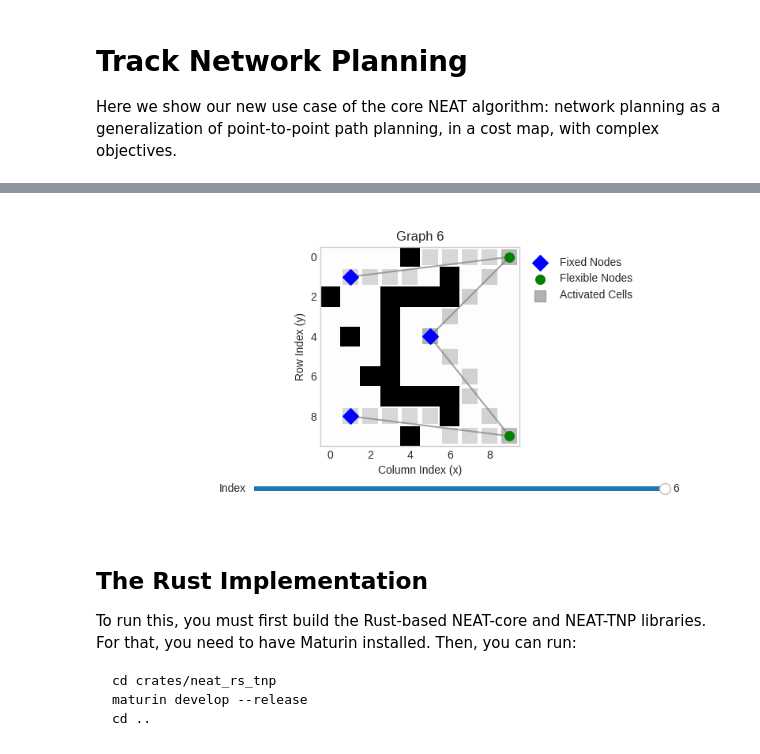
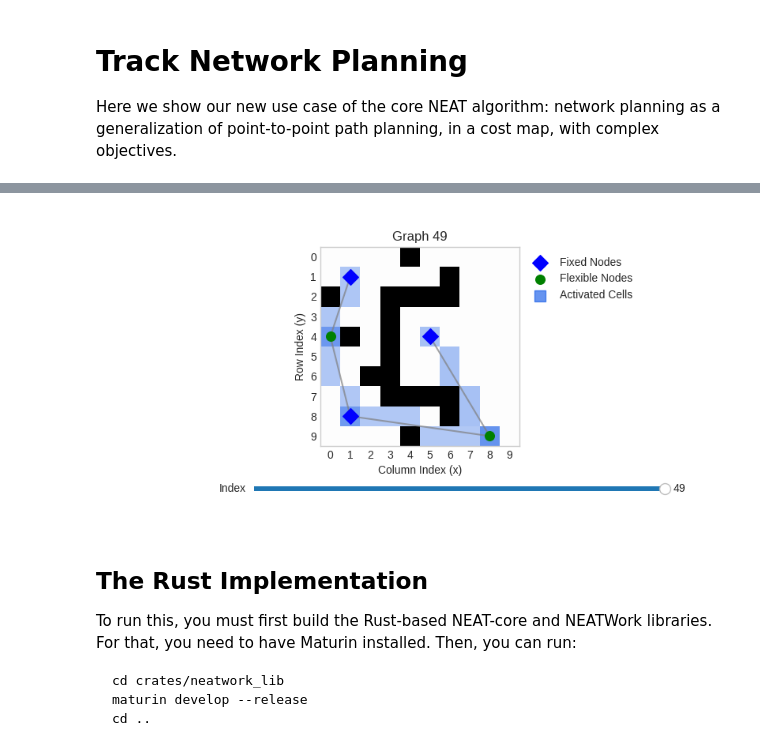
Before and after one commit to nasa-jpl/neat_tnp, a Jupyter notebook: examples.ipynb, the cells around one changed output, grey strips where cells are left out. Drawn from its saved outputs; the diff is of its cells as text; code cells hidden in the pictures.

````diff
--- a/examples.ipynb
+++ b/examples.ipynb
@@ -217,60 +218,25 @@ fixed_nodes = [
     (8, 1),
 ]
 # %%
-def objective(genome: neat_tnp.Genome):
-    connected = neat_tnp.check_connectivity(
-        nodes=list(genome.nodes.keys()),
-        edges={
-            edge.id: (edge.node1, edge.node2)
-            for edge in genome.edges.values()
-            if edge.enabled
-        }
-    )
-    map_cost = matrix_trajectories_masked(
-        cost_map,
-        edges=[
-            (genome.nodes[edge.node1].data.pos, genome.nodes[edge.node2].data.pos)
-            for edge in genome.edges.values()
-            if edge.enabled
-        ],
-    )
-    min_cut = avg_min_cut(
-        nodes=genome.nodes,
-        edges=genome.edges,
-        fixed_nodes=[
-            id
-            for id,n in genome.nodes.items()
-            if n.data.type_ == neat_tnp.NodeType.Fixed
-        ]
-    )
-    if not connected:
-        fitness = 0.0
-    else:
-        fitness = 1/max(map_cost, 1e-7)
-        # ideally, have two paths between all fixed nodes
-        if min_cut == 2:
-            fitness += 20
-
-    return fitness
-
-eval_batched = lambda genomes: [objective(g) for g in genomes]
-
-top_genomes, stats, hist = neat_tnp.run(
-    config = neat_tnp.NEATConfig(
+res = neatwork.run(
+    config = neatwork.NEATCoreConfig(
+        ngen=50,
+        target_fit=60,
         population_size=400,
         species_threshold=0.8,
-        special=neat_tnp.TNPConfig(
+        special=neatwork.NWConfig(
             grid_size=cost_map.shape,
             fixed_nodes=fixed_nodes,
         ),
     ),
-    specialization_cls=neat_tnp.NEAT_TNP,
-    ngen=50,
-    target_fit=60,
-    f_eval=eval_batched,
+    eval_config=neatwork.EvalConfig(
+        cost_map=cost_map,
+        objectives=[neatwork.Objective.CostMap],
+        constraints=[],
+    ),
 )
 
 plotting.plot_graph_evolution([
-    genome_to_plot_graph(genome=g, cost_map=cost_map) for g in top_genomes
+    plotting.network_to_plot_graph(network=n, cost_map=cost_map) for n in res.top_networks
 ])
 # %% [output]
@@ -293,12 +259,12 @@ Top genome fitness: 60.79970429176863
 --------------------
-[figure, old version]
+[figure, new version]
 # %% [markdown]
 ## The Rust Implementation
 
-To run this, you must first build the Rust-based NEAT-core and NEAT-TNP libraries. For that, you need to have Maturin installed. Then, you can run:
+To run this, you must first build the Rust-based NEAT-core and NEATWork libraries. For that, you need to have Maturin installed. Then, you can run:
 
 ```bash
-cd crates/neat_rs_tnp
+cd crates/neatwork_lib
 maturin develop --release
 cd ..
 ```
````
Also changed, not shown: parts of 6 cells of this notebook, 25 other files.
